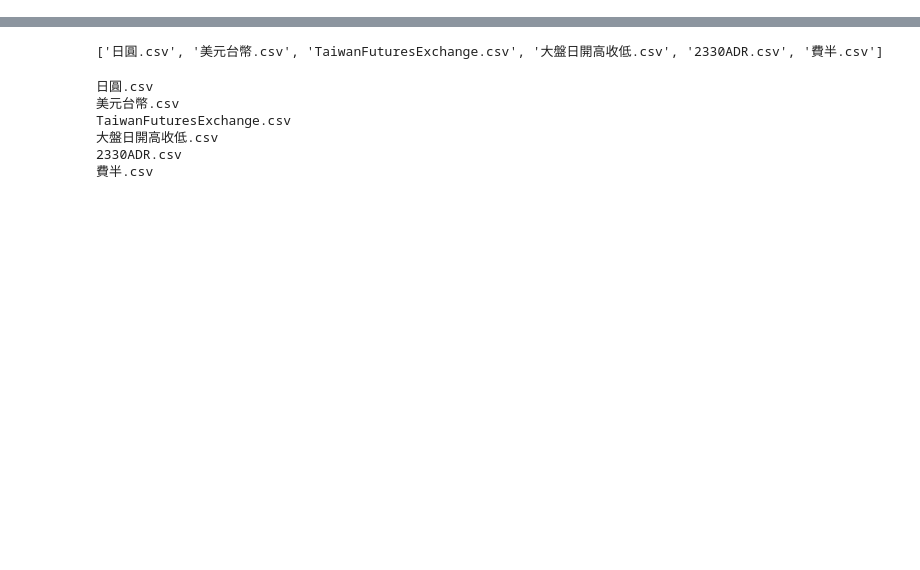
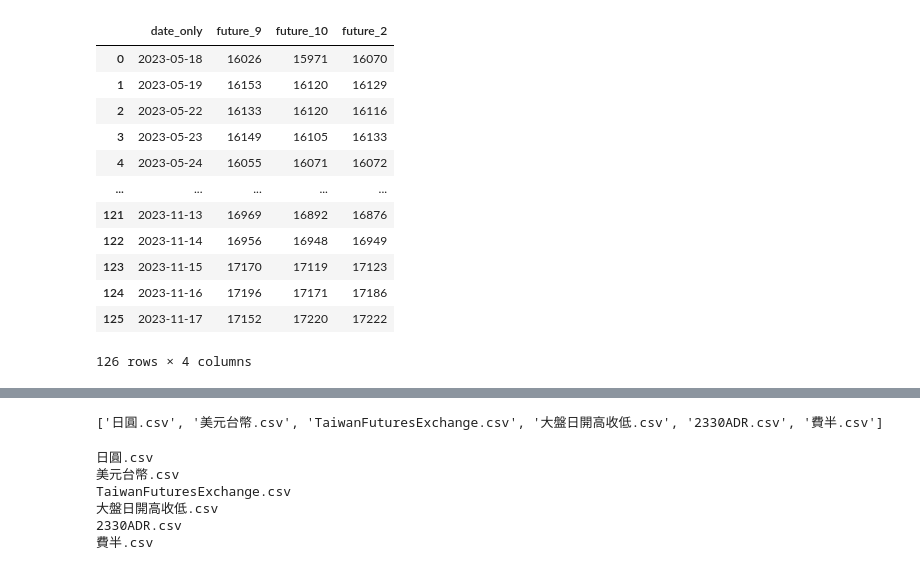
Before and after one commit to Spector3702/EasyGood-StockAI, a Jupyter notebook: data/BuildData.ipynb, the cells around one changed output, grey strips where cells are left out. Drawn from its saved outputs; the diff is of its cells as text; code cells hidden in the pictures; blank space fills up the shorter version.

```diff
--- a/data/BuildData.ipynb
+++ b/data/BuildData.ipynb
@@ -0,0 +113,25 @@
+# %%
+# Extracting just the date part from the datetime
+df_filtered['date_only'] = df_filtered['datetime'].dt.date
+
+# Grouping by the date
+grouped = df_filtered.groupby('date_only')
+
+future_data = grouped.agg(future_9=('open', 'first'),
+                               future_10=('close', 'first'),
+                               future_2=('close', 'last')).reset_index()
+future_data
+# %% [output]
+|  | date_only | future_9 | future_10 | future_2 |
+| 0 | 2023-05-18 | 16026 | 15971 | 16070 |
+| 1 | 2023-05-19 | 16153 | 16120 | 16129 |
+| 2 | 2023-05-22 | 16133 | 16120 | 16116 |
+| 3 | 2023-05-23 | 16149 | 16105 | 16133 |
+| 4 | 2023-05-24 | 16055 | 16071 | 16072 |
+| ... | ... | ... | ... | ... |
+| 121 | 2023-11-13 | 16969 | 16892 | 16876 |
+| 122 | 2023-11-14 | 16956 | 16948 | 16949 |
+| 123 | 2023-11-15 | 17170 | 17119 | 17123 |
+| 124 | 2023-11-16 | 17196 | 17171 | 17186 |
+| 125 | 2023-11-17 | 17152 | 17220 | 17222 |
+126 rows × 4 columns
```
Also changed, not shown: parts of 13 cells of this notebook.
